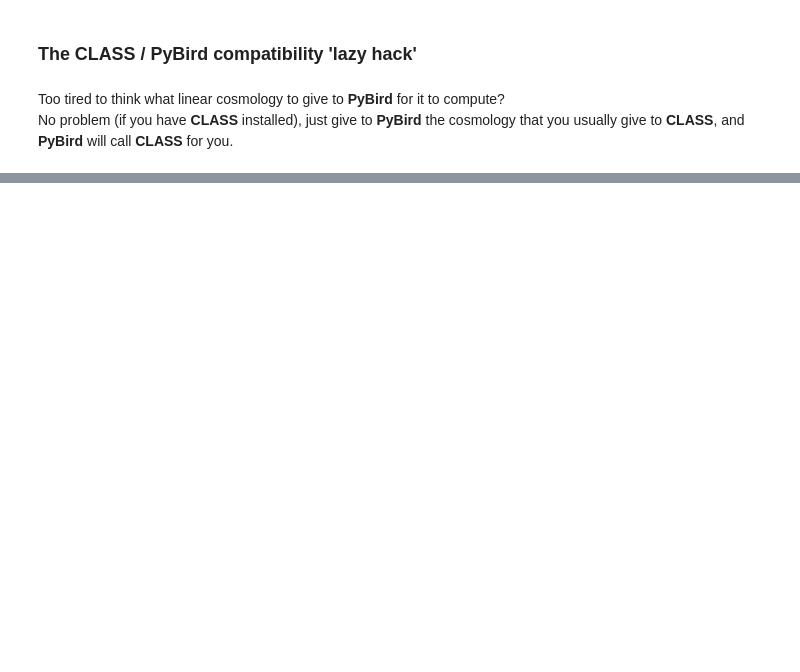
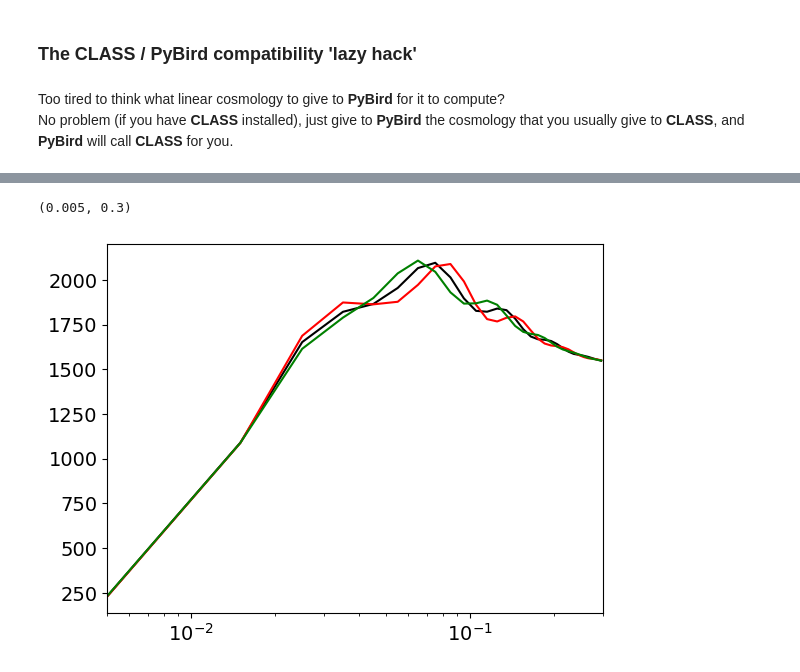
Before and after one commit to GreenPlanck/pybird, a Jupyter notebook: notebooks/correlator.ipynb, the cells around one changed output, grey strips where cells are left out. Drawn from its saved outputs; the diff is of its cells as text; code cells hidden in the pictures; blank space fills up the shorter version.

Commit message:
new plot for alphars power spectrum

```diff
--- a/notebooks/correlator.ipynb
+++ b/notebooks/correlator.ipynb
@@ -65,0 +66,30 @@ plt.plot(sd,sd**2*bPk[0],'g')
+# %%
+N = Correlator()
+
+N.set({'output': 'bPk', 'multipole': 2, 'kmax': 0.3, 'xdata': kd,
+       'z': z,        # it is now important to specify the redshift for CLASS
+       'km': 0.7, 'kr': 0.35, 'nd': 3e-4,
+       'eft_basis': 'eftoflss', 'with_stoch': True})
+
+
+cosmo2['alpha_rs']=1
+N.compute(cosmo2, cosmo_module='class', cosmo_engine=M)
+bPk = N.get(eft_params)
+plt.semilogx(kd,kd*bPk[0],'k')
+
+
+cosmo2['alpha_rs']=0.9
+N.compute(cosmo2, cosmo_module='class', cosmo_engine=M)
+bPk = N.get(eft_params)
+plt.semilogx(kd,kd*bPk[0],'r')
+
+
+
+cosmo2['alpha_rs']=1.1
+N.compute(cosmo2, cosmo_module='class', cosmo_engine=M)
+bPk = N.get(eft_params)
+plt.semilogx(kd,kd*bPk[0],'g')
+plt.xlim(0.005,0.3)
+# %% [output]
+(0.005, 0.3)
+[figure, added]
```
Also changed, not shown: parts of 3 cells of this notebook.
